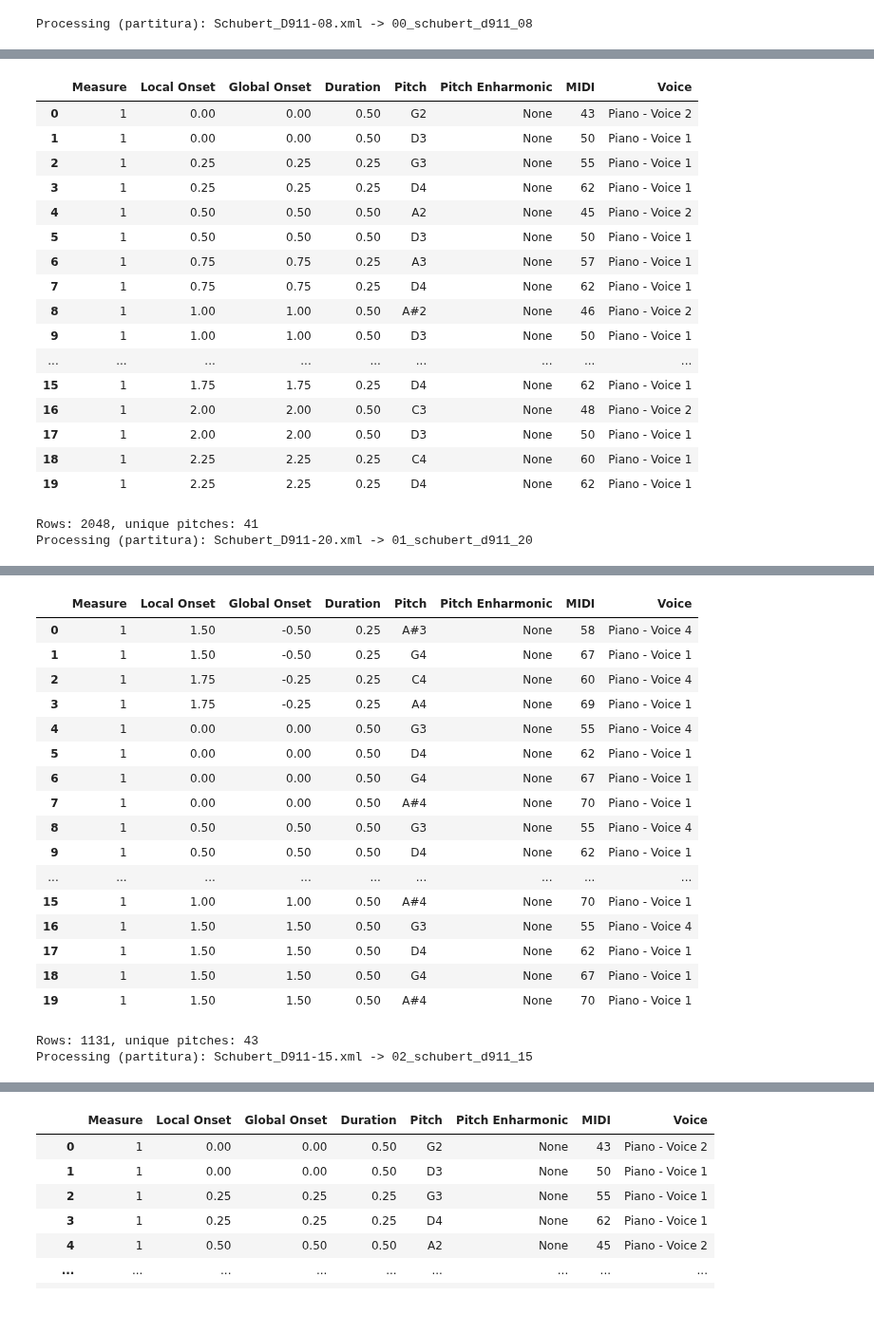
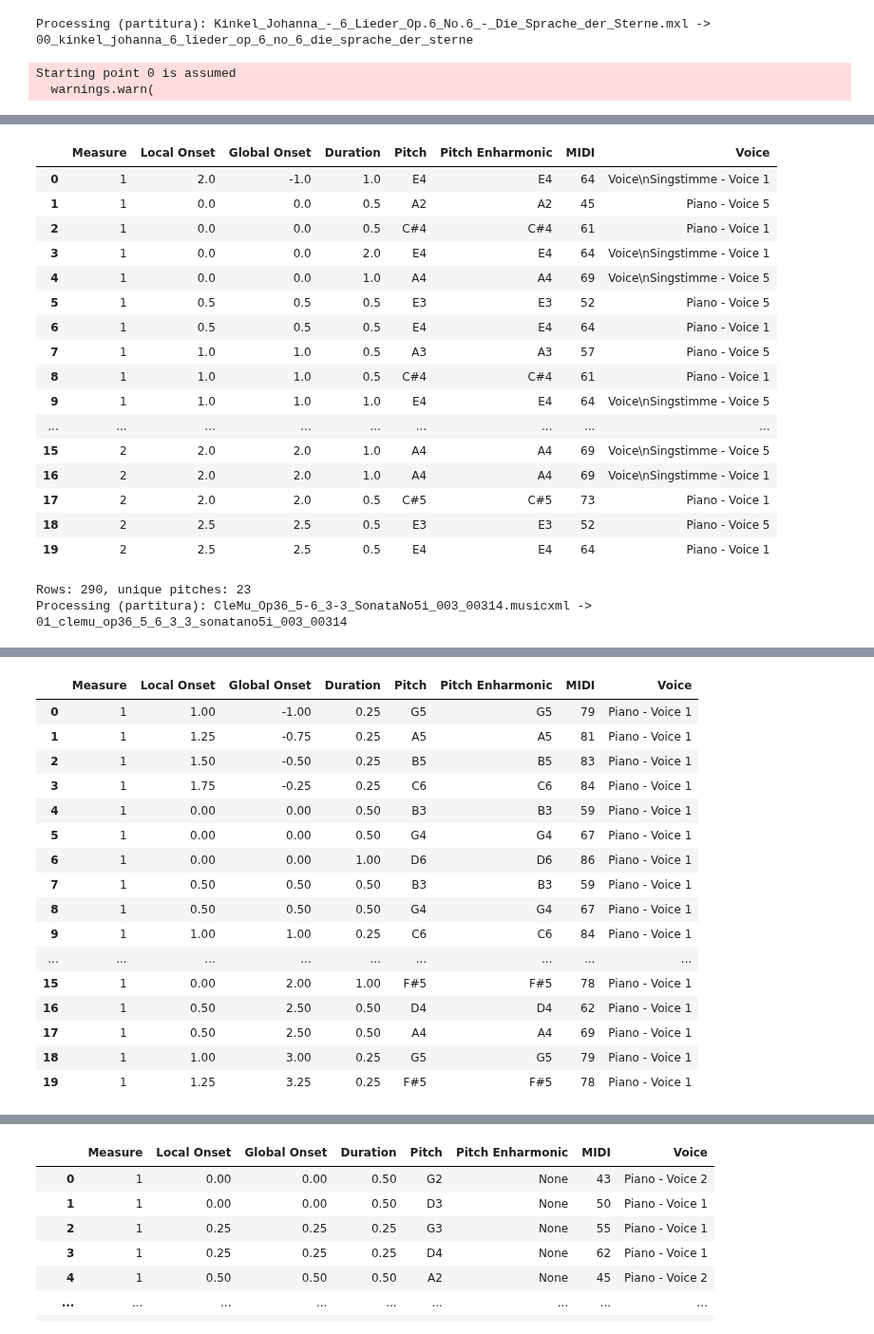
Before and after one commit to egorpol/camat_v2, a Jupyter notebook: CAMAT_revamped/parse_to_tsv_to stats.ipynb, the cells around one changed output, grey strips where cells are left out. Shown at 95% size. Saved outputs shown, nothing was run; the diff lists cells and outputs as text; code cells hidden in the pictures.

Commit message:
Test with other local XML files
Same problem with enharmonics
New problem: SVG rendering doesn't work (InvalidSchema: No connection adapters were found...) with partitura AND music21

```diff
--- a/CAMAT_revamped/parse_to_tsv_to stats.ipynb
+++ b/CAMAT_revamped/parse_to_tsv_to stats.ipynb
@@ -31,10 +31,12 @@ FILE_SOURCES = [
     #'https://analyse.hfm-weimar.de/database/02/PrJode_Jos0302_COM_1-5_MissaDapac_002_00006.xml',
     # 'https://raw.githubusercontent.com/humdrum-tools/bach-wtc-fugues/refs/heads/master/kern/wtc1f04.krn',
     # 'https://raw.githubusercontent.com/humdrum-tools/bach-wtc/refs/heads/main/kern/wtc1f22.krn',
-    'https://raw.githubusercontent.com/piasteuck/winterreise-analysis/refs/heads/main/Schubert_Winterreise_Dataset_v2-0/01_RawData/score_musicxml/Schubert_D911-08.xml',
-    'https://raw.githubusercontent.com/piasteuck/winterreise-analysis/refs/heads/main/Schubert_Winterreise_Dataset_v2-0/01_RawData/score_musicxml/Schubert_D911-20.xml',
-    'https://raw.githubusercontent.com/piasteuck/winterreise-analysis/refs/heads/main/Schubert_Winterreise_Dataset_v2-0/01_RawData/score_musicxml/Schubert_D911-15.xml',
-    'https://raw.githubusercontent.com/piasteuck/winterreise-analysis/refs/heads/main/Schubert_Winterreise_Dataset_v2-0/01_RawData/score_musicxml/Schubert_D911-07.xml',
+    # 'https://raw.githubusercontent.com/piasteuck/winterreise-analysis/refs/heads/main/Schubert_Winterreise_Dataset_v2-0/01_RawData/score_musicxml/Schubert_D911-08.xml',
+    # 'https://raw.githubusercontent.com/piasteuck/winterreise-analysis/refs/heads/main/Schubert_Winterreise_Dataset_v2-0/01_RawData/score_musicxml/Schubert_D911-20.xml',
+    # 'https://raw.githubusercontent.com/piasteuck/winterreise-analysis/refs/heads/main/Schubert_Winterreise_Dataset_v2-0/01_RawData/score_musicxml/Schubert_D911-15.xml',
+    # 'https://raw.githubusercontent.com/piasteuck/winterreise-analysis/refs/heads/main/Schubert_Winterreise_Dataset_v2-0/01_RawData/score_musicxml/Schubert_D911-07.xml',
+    r'D:\Documents\.Arbeit\camat\kinkel_johanna\lieder\Kinkel_Johanna_-_6_Lieder_Op.6_No.6_-_Die_Sprache_der_Sterne.mxl',
+    r'D:\Documents\.Arbeit\camat\CleMu_Op36_5-6_3-3_SonataNo5i_003_00314.musicxml',
     # 'https://raw.githubusercontent.com/music-encoding/sample-encodings/main/MEI_5.0/Music/Complete_examples/Bach-JS_Ein_feste_Burg.mei',
     # 'https://raw.githubusercontent.com/humdrum-tools/bach-wtc/refs/heads/main/kern/wtc2f05.krn',
     # 'C:/Users/egorp/OneDrive/Desktop/weimar_ftp_backup/dokuwiki/database/05/CaSe_11_UNSP_UNSP_Danksagenw_005_00011.xml'  # If you prefer backslashes, make it a raw string: r'C:\Users\egorp\...'
@@ -53,70 +55,70 @@ ZOOM_WHEEL_DIM = 'width'
 results, dfs_by_name, df_processed = parse_files(
     FILE_SOURCES,
     filter_zero_duration=FILTER_ZERO_DURATION,
     adjust_fractional_duration=ADJUST_FRACTIONAL_DURATION,
     parse_enharmonic=PARSE_ENHARMONIC,
     backend=PLOTTING_BACKEND,
     show_measure_lines=SHOW_MEASURE_LINES,
     display_preview=DISPLAY_PREVIEW,
     preview_rows=PREVIEW_ROWS,
     cleanup_remote=CLEANUP_REMOTE,
     return_plots=RETURN_PLOTS,
     plot_width=PLOT_SIZE_X,
     plot_height=PLOT_SIZE_Y,
     zoom_drag_dim=ZOOM_DRAG_DIM,
     zoom_wheel_dim=ZOOM_WHEEL_DIM,
     strip_ties=STRIP_TIES,
 )
 
 # Show quick summary
 print('Parsed DataFrames:')
 for item in results:
     name = item['name']
     df = item['df']
     pos_dur = df.loc[df['Duration'] > 0, 'Duration'] if 'Duration' in df.columns else None
     min_dur_str = str(float(pos_dur.min())) if pos_dur is not None and len(pos_dur) > 0 else 'n/a'
     print(f"- {name}: rows={len(df)}, unique_pitches={df['MIDI'].nunique()}, min_duration={min_dur_str}")
 # %% [output]
-Processing (partitura): Schubert_D911-08.xml -> 00_schubert_d911_08
+Processing (partitura): Kinkel_Johanna_-_6_Lieder_Op.6_No.6_-_Die_Sprache_der_Sterne.mxl -> 00_kinkel_johanna_6_lieder_op_6_no_6_die_sprache_der_sterne
+Starting point 0 is assumed
+  warnings.warn(
 [interactive output not drawn]
 [interactive output not drawn]
 |  | Measure | Local Onset | Global Onset | Duration | Pitch | Pitch Enharmonic | MIDI | Voice |
-| 0 | 1 | 0.00 | 0.00 | 0.50 | G2 | None | 43 | Piano - Voice 2 |
-| 1 | 1 | 0.00 | 0.00 | 0.50 | D3 | None | 50 | Piano - Voice 1 |
-| 2 | 1 | 0.25 | 0.25 | 0.25 | G3 | None | 55 | Piano - Voice 1 |
-| 3 | 1 | 0.25 | 0.25 | 0.25 | D4 | None | 62 | Piano - Voice 1 |
-| 4 | 1 | 0.50 | 0.50 | 0.50 | A2 | None | 45 | Piano - Voice 2 |
-| 5 | 1 | 0.50 | 0.50 | 0.50 | D3 | None | 50 | Piano - Voice 1 |
-| 6 | 1 | 0.75 | 0.75 | 0.25 | A3 | None | 57 | Piano - Voice 1 |
-| 7 | 1 | 0.75 | 0.75 | 0.25 | D4 | None | 62 | Piano - Voice 1 |
-| 8 | 1 | 1.00 | 1.00 | 0.50 | A#2 | None | 46 | Piano - Voice 2 |
-| 9 | 1 | 1.00 | 1.00 | 0.50 | D3 | None | 50 | Piano - Voice 1 |
+| 0 | 1 | 2.0 | -1.0 | 1.0 | E4 | E4 | 64 | Voice\nSingstimme - Voice 1 |
+| 1 | 1 | 0.0 | 0.0 | 0.5 | A2 | A2 | 45 | Piano - Voice 5 |
+| 2 | 1 | 0.0 | 0.0 | 0.5 | C#4 | C#4 | 61 | Piano - Voice 1 |
+| 3 | 1 | 0.0 | 0.0 | 2.0 | E4 | E4 | 64 | Voice\nSingstimme - Voice 1 |
+| 4 | 1 | 0.0 | 0.0 | 1.0 | A4 | A4 | 69 | Voice\nSingstimme - Voice 5 |
+| 5 | 1 | 0.5 | 0.5 | 0.5 | E3 | E3 | 52 | Piano - Voice 5 |
+| 6 | 1 | 0.5 | 0.5 | 0.5 | E4 | E4 | 64 | Piano - Voice 1 |
+| 7 | 1 | 1.0 | 1.0 | 0.5 | A3 | A3 | 57 | Piano - Voice 5 |
+| 8 | 1 | 1.0 | 1.0 | 0.5 | C#4 | C#4 | 61 | Piano - Voice 1 |
+| 9 | 1 | 1.0 | 1.0 | 1.0 | E4 | E4 | 64 | Voice\nSingstimme - Voice 5 |
 | ... | ... | ... | ... | ... | ... | ... | ... | ... |
-| 15 | 1 | 1.75 | 1.75 | 0.25 | D4 | None | 62 | Piano - Voice 1 |
-| 16 | 1 | 2.00 | 2.00 | 0.50 | C3 | None | 48 | Piano - Voice 2 |
-| 17 | 1 | 2.00 | 2.00 | 0.50 | D3 | None | 50 | Piano - Voice 1 |
-| 18 | 1 | 2.25 | 2.25 | 0.25 | C4 | None | 60 | Piano - Voice 1 |
-| 19 | 1 | 2.25 | 2.25 | 0.25 | D4 | None | 62 | Piano - Voice 1 |
+| 15 | 2 | 2.0 | 2.0 | 1.0 | A4 | A4 | 69 | Voice\nSingstimme - Voice 5 |
+| 16 | 2 | 2.0 | 2.0 | 1.0 | A4 | A4 | 69 | Voice\nSingstimme - Voice 1 |
+| 17 | 2 | 2.0 | 2.0 | 0.5 | C#5 | C#5 | 73 | Piano - Voice 1 |
+| 18 | 2 | 2.5 | 2.5 | 0.5 | E3 | E3 | 52 | Piano - Voice 5 |
+| 19 | 2 | 2.5 | 2.5 | 0.5 | E4 | E4 | 64 | Piano - Voice 1 |
-Rows: 2048, unique pitches: 41
-Processing (partitura): Schubert_D911-20.xml -> 01_schubert_d911_20
+Rows: 290, unique pitches: 23
+Processing (partitura): CleMu_Op36_5-6_3-3_SonataNo5i_003_00314.musicxml -> 01_clemu_op36_5_6_3_3_sonatano5i_003_00314
 [interactive output not drawn]
 [interactive output not drawn]
 |  | Measure | Local Onset | Global Onset | Duration | Pitch | Pitch Enharmonic | MIDI | Voice |
-| 0 | 1 | 1.50 | -0.50 | 0.25 | A#3 | None | 58 | Piano - Voice 4 |
-| 1 | 1 | 1.50 | -0.50 | 0.25 | G4 | None | 67 | Piano - Voice 1 |
-| 2 | 1 | 1.75 | -0.25 | 0.25 | C4 | None | 60 | Piano - Voice 4 |
-| 3 | 1 | 1.75 | -0.25 | 0.25 | A4 | None | 69 | Piano - Voice 1 |
-| 4 | 1 | 0.00 | 0.00 | 0.50 | G3 | None | 55 | Piano - Voice 4 |
-| 5 | 1 | 0.00 | 0.00 | 0.50 | D4 | None | 62 | Piano - Voice 1 |
-| 6 | 1 | 0.00 | 0.00 | 0.50 | G4 | None | 67 | Piano - Voice 1 |
-| 7 | 1 | 0.00 | 0.00 | 0.50 | A#4 | None | 70 | Piano - Voice 1 |
-| 8 | 1 | 0.50 | 0.50 | 0.50 | G3 | None | 55 | Piano - Voice 4 |
-| 9 | 1 | 0.50 | 0.50 | 0.50 | D4 | None | 62 | Piano - Voice 1 |
+| 0 | 1 | 1.00 | -1.00 | 0.25 | G5 | G5 | 79 | Piano - Voice 1 |
+| 1 | 1 | 1.25 | -0.75 | 0.25 | A5 | A5 | 81 | Piano - Voice 1 |
+| 2 | 1 | 1.50 | -0.50 | 0.25 | B5 | B5 | 83 | Piano - Voice 1 |
+| 3 | 1 | 1.75 | -0.25 | 0.25 | C6 | C6 | 84 | Piano - Voice 1 |
+| 4 | 1 | 0.00 | 0.00 | 0.50 | B3 | B3 | 59 | Piano - Voice 1 |
+| 5 | 1 | 0.00 | 0.00 | 0.50 | G4 | G4 | 67 | Piano - Voice 1 |
+| 6 | 1 | 0.00 | 0.00 | 1.00 | D6 | D6 | 86 | Piano - Voice 1 |
+| 7 | 1 | 0.50 | 0.50 | 0.50 | B3 | B3 | 59 | Piano - Voice 1 |
+| 8 | 1 | 0.50 | 0.50 | 0.50 | G4 | G4 | 67 | Piano - Voice 1 |
+| 9 | 1 | 1.00 | 1.00 | 0.25 | C6 | C6 | 84 | Piano - Voice 1 |
 | ... | ... | ... | ... | ... | ... | ... | ... | ... |
-| 15 | 1 | 1.00 | 1.00 | 0.50 | A#4 | None | 70 | Piano - Voice 1 |
-| 16 | 1 | 1.50 | 1.50 | 0.50 | G3 | None | 55 | Piano - Voice 4 |
-| 17 | 1 | 1.50 | 1.50 | 0.50 | D4 | None | 62 | Piano - Voice 1 |
-| 18 | 1 | 1.50 | 1.50 | 0.50 | G4 | None | 67 | Piano - Voice 1 |
-| 19 | 1 | 1.50 | 1.50 | 0.50 | A#4 | None | 70 | Piano - Voice 1 |
+| 15 | 1 | 0.00 | 2.00 | 1.00 | F#5 | F#5 | 78 | Piano - Voice 1 |
+| 16 | 1 | 0.50 | 2.50 | 0.50 | D4 | D4 | 62 | Piano - Voice 1 |
+| 17 | 1 | 0.50 | 2.50 | 0.50 | A4 | A4 | 69 | Piano - Voice 1 |
+| 18 | 1 | 1.00 | 3.00 | 0.25 | G5 | G5 | 79 | Piano - Voice 1 |
+| 19 | 1 | 1.25 | 3.25 | 0.25 | F#5 | F#5 | 78 | Piano - Voice 1 |
-Rows: 1131, unique pitches: 43
-Processing (partitura): Schubert_D911-15.xml -> 02_schubert_d911_15
```
Also changed, not shown: parts of 4 cells of this notebook.
